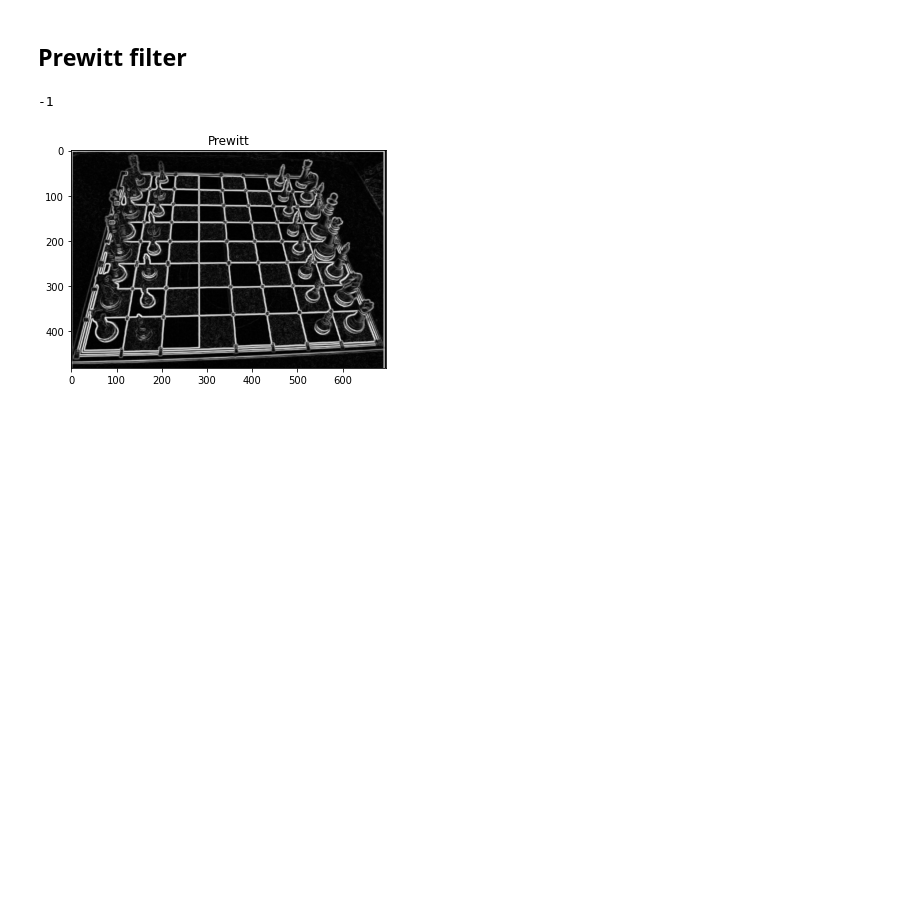
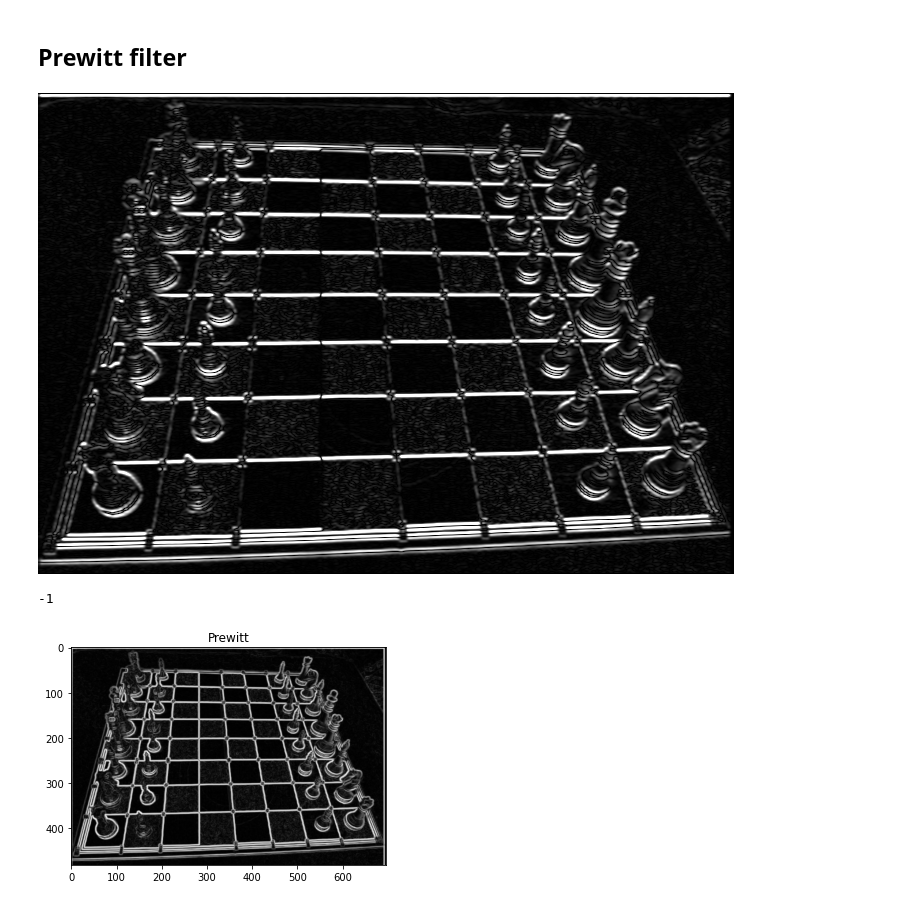
Before and after one commit to SamRapier/DigitisingChess, a Jupyter notebook: ChessBoardGridSegmentation.ipynb, the cells around one changed output. Drawn from its saved outputs; the diff is of its cells as text; code cells hidden in the pictures; blank space fills up the shorter version.

```diff
--- a/ChessBoardGridSegmentation.ipynb
+++ b/ChessBoardGridSegmentation.ipynb
@@ -71,15 +81,18 @@ img_prewitt = img_prewitt.astype('uint8')
 
 theta = np.arctan2(img_prewitty, img_prewittx).astype('uint8')
 # %%
-cv2.imshow("Prewitt X", img_prewittx)
-cv2.imshow("Prewitt X_1", img_prewittx_1)
-cv2.imshow("Prewitt Y", img_prewitty)
-cv2.imshow("Prewitt Y_1", img_prewitty_1)
+from google.colab.patches import cv2_imshow
+
+cv2_imshow(img_prewittx)
+# cv2_imshow("Prewitt X_1", img_prewittx_1)
+# cv2_imshow("Prewitt Y", img_prewitty)
+# cv2_imshow("Prewitt Y_1", img_prewitty_1)
 
 # cv2.imshow("Prewitt", img_prewitt)
 
 cv2.waitKey(0)
 # %% [output]
+[figure, added]
 -1
 # %%
 plt.imshow(img_prewitt, cmap=plt.cm.Greys_r)
```
Also changed, not shown: parts of 2 cells of this notebook.
